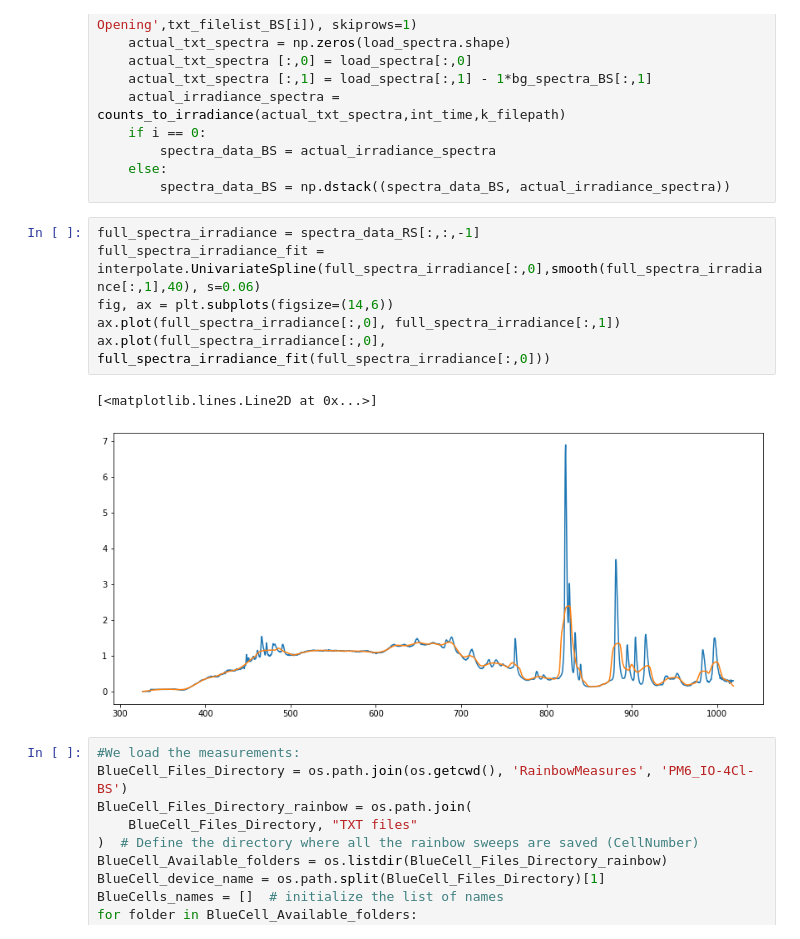
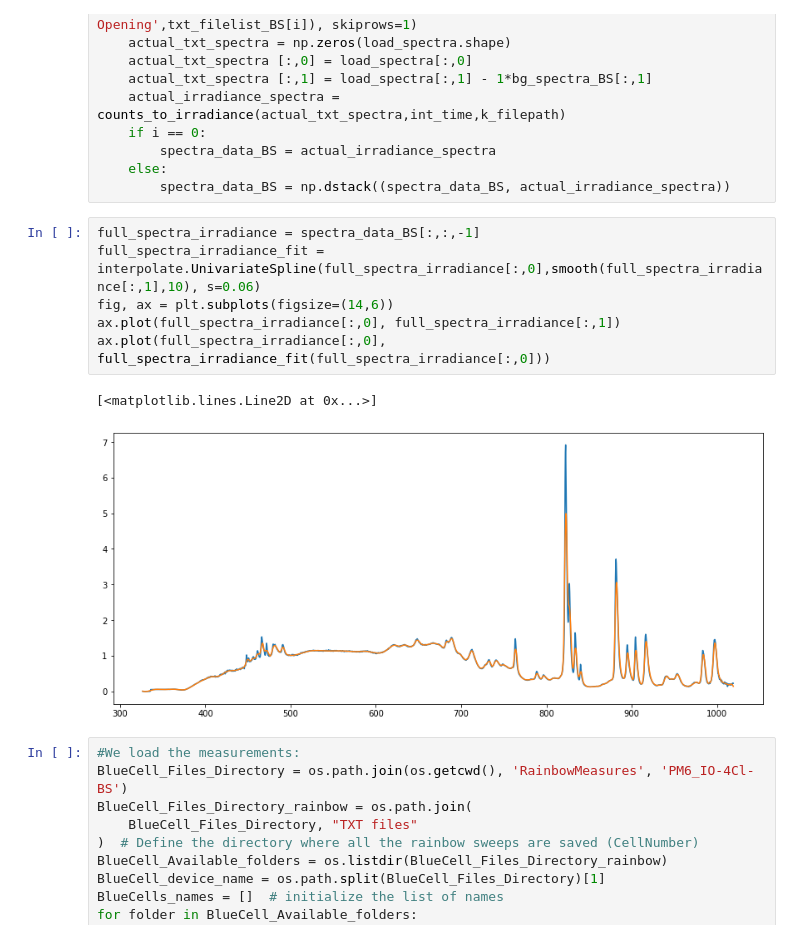
Before and after one commit to mcasademont9/SOLS-EQE, a Jupyter notebook: Numeric method - second try/EQE_third_try_RandBsweeps.ipynb, the cells around one changed output. Cells and saved outputs as stored; diff of their text form.

```diff
--- a/Numeric method - second try/EQE_third_try_RandBsweeps.ipynb
+++ b/Numeric method - second try/EQE_third_try_RandBsweeps.ipynb
@@ -231,14 +231,14 @@ for i in range(len(txt_filelist_BS)):
     else:
         spectra_data_BS = np.dstack((spectra_data_BS, actual_irradiance_spectra))
 # %%
-full_spectra_irradiance = spectra_data_RS[:,:,-1]
-full_spectra_irradiance_fit = interpolate.UnivariateSpline(full_spectra_irradiance[:,0],smooth(full_spectra_irradiance[:,1],40), s=0.06)
+full_spectra_irradiance = spectra_data_BS[:,:,-1]
+full_spectra_irradiance_fit = interpolate.UnivariateSpline(full_spectra_irradiance[:,0],smooth(full_spectra_irradiance[:,1],10), s=0.06)
 fig, ax = plt.subplots(figsize=(14,6))
 ax.plot(full_spectra_irradiance[:,0], full_spectra_irradiance[:,1])
 ax.plot(full_spectra_irradiance[:,0], full_spectra_irradiance_fit(full_spectra_irradiance[:,0]))
 # %% [output]
 [<matplotlib.lines.Line2D at 0x...>]
-[figure, old version]
+[figure, new version]
 # %%
 #We load the measurements:
 BlueCell_Files_Directory = os.path.join(os.getcwd(), 'RainbowMeasures', 'PM6_IO-4Cl-BS')
```
Also changed, not shown: parts of 10 cells of this notebook.
